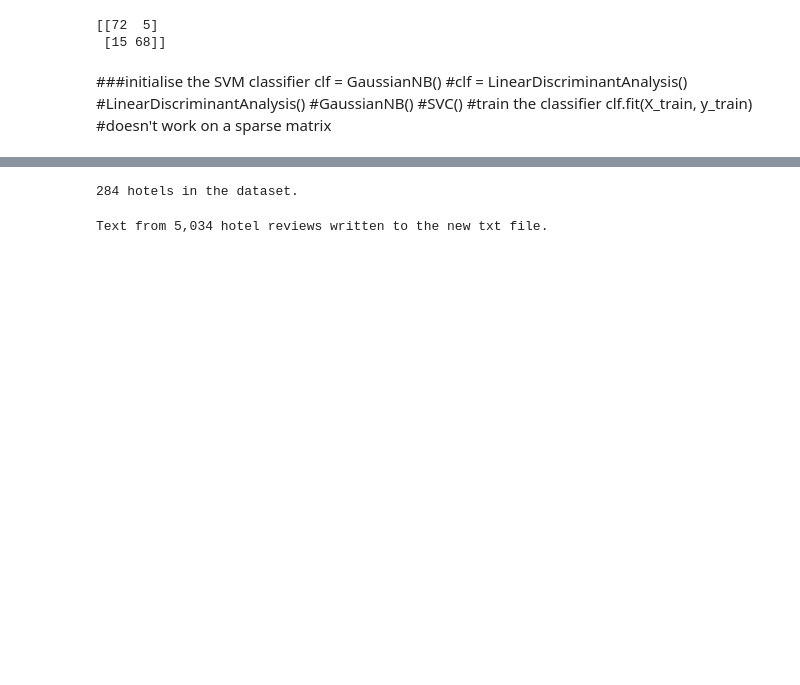
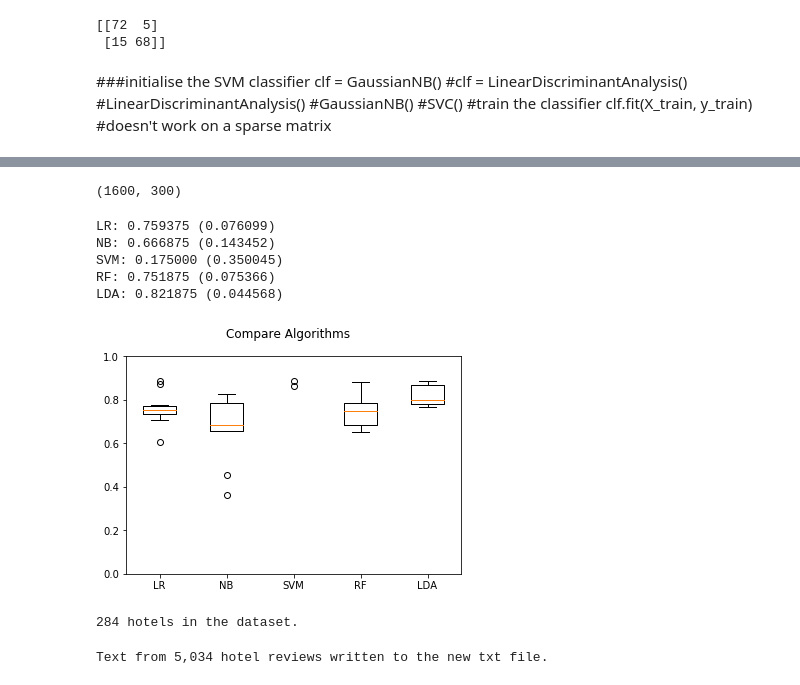
Before and after one commit to karenmasterson/Deception-Detective, a Jupyter notebook: DeceptionDectivieNLPPlusYelp.ipynb, the cells around one changed output, grey strips where cells are left out. Cells and saved outputs as stored; diff of their text form; code cells hidden in the pictures; blank space fills up the shorter version.

```diff
--- a/DeceptionDectivieNLPPlusYelp.ipynb
+++ b/DeceptionDectivieNLPPlusYelp.ipynb
@@ -223,0 +286,4 @@ clf.fit(X_train, y_train)
+# %%
+#make copy of df for model building
+nlpcopysvd = pd.DataFrame([dict(row) for row in built[0]])
+topic_only = nlpcopysvd
@@ -223,0 +329,49 @@ clf.fit(X_train, y_train)
+# %%
+seed = 5
+# prepare models
+models = []
+models.append(('LR', LogisticRegression()))
+#models.append(('LDA', LinearDiscriminantAnalysis()))
+#models.append(('KNN', KNeighborsClassifier()))
+#models.append(('CART', DecisionTreeClassifier()))
+models.append(('NB', GaussianNB()))
+models.append(('SVM', SVC()))
+models.append(('RF', RandomForestClassifier(n_jobs = -1, n_estimators = 500)))
+# %%
+models.append(('LDA', LinearDiscriminantAnalysis()))
+# %%
+#
+
+def run_models(train_data, title):
+    results = []
+    names = []
+
+    for name, model in models:
+        kfold = model_selection.KFold(n_splits=10, random_state=seed)
+        cv_results = model_selection.cross_val_score(model, train_data, Y, cv=kfold, scoring='accuracy')
+        results.append(cv_results)
+        names.append(name)
+        msg = "%s: %f (%f)" % (name, cv_results.mean(), cv_results.std())
+        print(msg)
+
+    # Compare results with a boxplot
+    fig = pyplot.figure()
+    fig.suptitle(title)
+    ax = fig.add_subplot(111)
+    pyplot.boxplot(results)
+    ax.set_xticklabels(names)
+    pyplot.ylim(0,1)
+    pyplot.show()
+# %%
+X1.shape
+# %% [output]
+(1600, 300)
+# %%
+run_models(X1, title= 'Compare Algorithms')
+# %% [output]
+LR: 0.759375 (0.076099)
+NB: 0.666875 (0.143452)
+SVM: 0.175000 (0.350045)
+RF: 0.751875 (0.075366)
+LDA: 0.821875 (0.044568)
+[figure, added]
```
Also changed, not shown: parts of 34 cells of this notebook.
